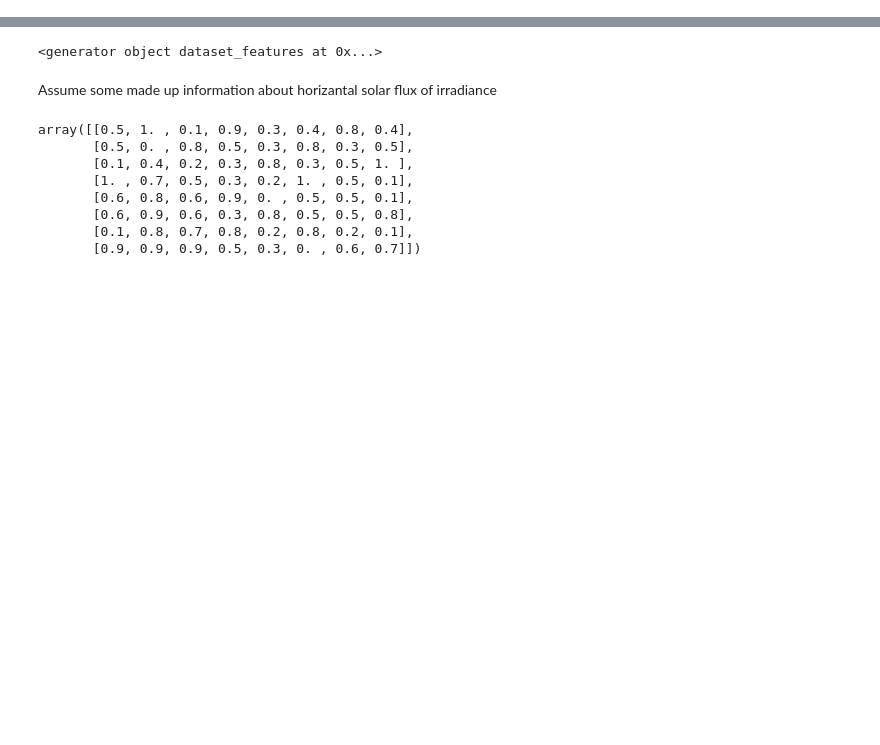
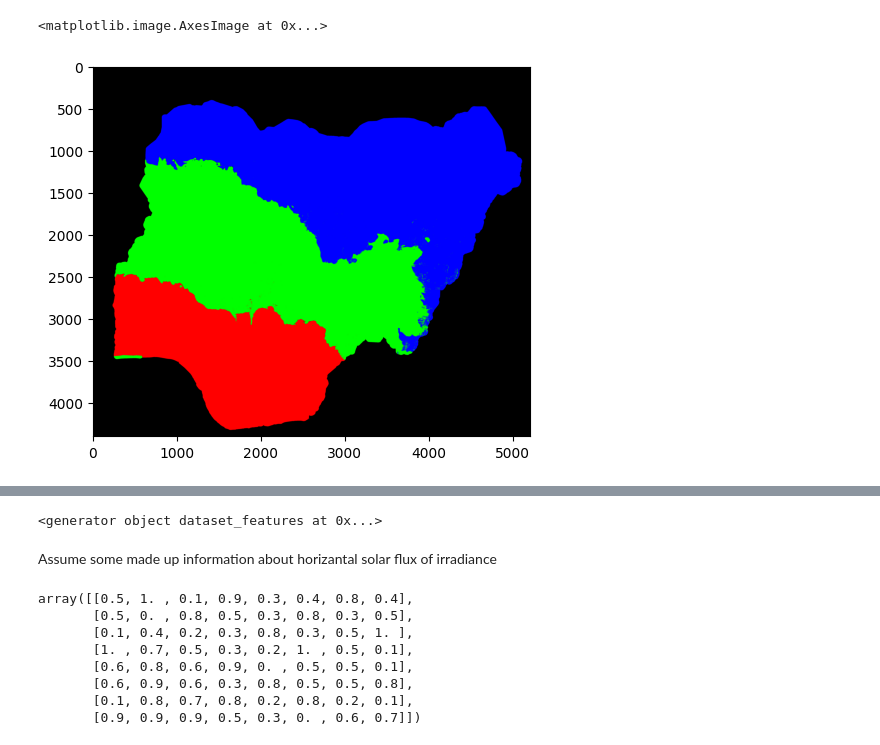
Before and after one commit to juliet29/cee276Renewables, a Jupyter notebook: final_project/notebook.ipynb, the cells around one changed output, grey strips where cells are left out. Cells and saved outputs as stored; diff of their text form; code cells hidden in the pictures; blank space fills up the shorter version.

```diff
--- a/final_project/notebook.ipynb
+++ b/final_project/notebook.ipynb
@@ -28 +31,17 @@ for geom, val in rasterio.features.shapes(mask, transform=dataset.transform):
+# %%
+dataset_vals0 = dataset_vals[0]
+seg1 = (dataset_vals0 < 2.75)
+seg2 = (dataset_vals0 > 2.75) & (dataset_vals0 < 4.0 )
+seg3 = (dataset_vals0 > 4.0 )
+# %%
+all_segments = np.zeros((dataset_vals0.shape[0], dataset_vals0.shape[1], 3))
+# %%
+all_segments[seg1] = (1, 0, 0 )
+all_segments[seg2] = (0, 1, 0 )
+all_segments[seg3] = (0, 0, 1 )
+# %%
+plt.imshow(all_segments)
+# %% [output]
+<matplotlib.image.AxesImage at 0x...>
+[figure, added]
 # %%
```
Also changed, not shown: parts of 8 cells of this notebook, 1 other file.
